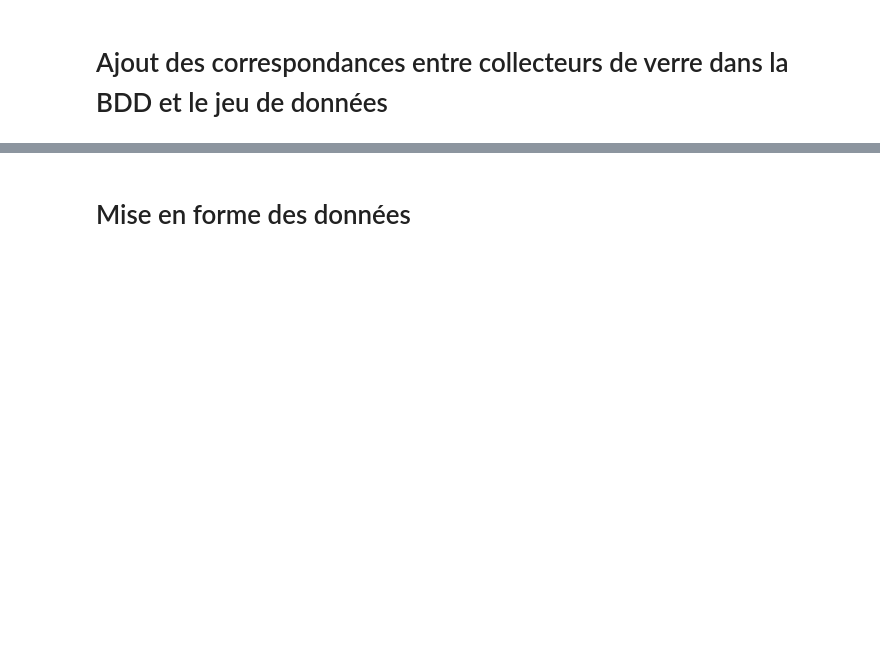
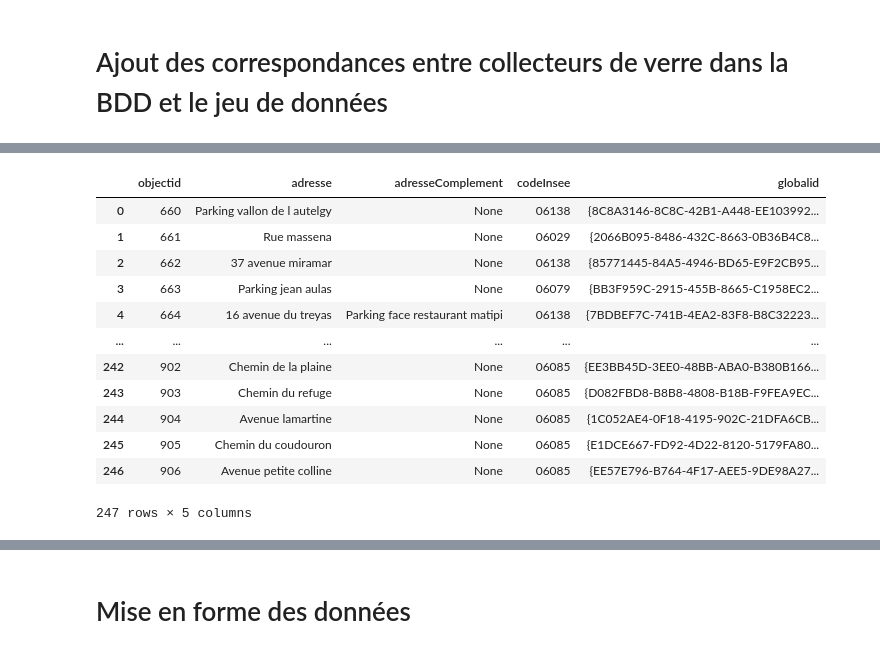
Before and after one commit to antjacquemin/cliiinkv0, a Jupyter notebook: src/AnalyseVerre.ipynb, the cells around one changed output, grey strips where cells are left out. Cells and saved outputs as stored; diff of their text form; code cells hidden in the pictures; blank space fills up the shorter version.

```diff
--- a/src/AnalyseVerre.ipynb
+++ b/src/AnalyseVerre.ipynb
@@ -443,0 +464,15 @@ data171819.loc[[19884]]
+# %%
+from sqlalchemy import create_engine
+import json
+
+fichierConfig = "../bdd/config.json"
+
+with open(fichierConfig) as fichier:
+    config = json.load(fichier)["mysql"]
+
+engine = create_engine('mysql+' + config["connector"] + '://' + config["user"] + ":" + config["password"] + "@" + config["host"] + ":" + config["port"] + "/" + config["bdd"], echo=True)
+
+dfCollecteursVerre = pd.read_sql_query("SELECT objectid, adresse, adresseComplement, codeInsee, globalid FROM collecteur JOIN tri ON collecteur.idTri = tri.id WHERE tri.type = 'verre';", engine)
+
+dfCollecteursVerre
+# %% [output]
@@ -443,0 +491,13 @@ data171819.loc[[19884]]
+|  | objectid | adresse | adresseComplement | codeInsee | globalid |
+| 0 | 660 | Parking vallon de l autelgy | None | 06138 | {8C8A3146-8C8C-42B1-A448-EE103992... |
+| 1 | 661 | Rue massena | None | 06029 | {2066B095-8486-432C-8663-0B36B4C8... |
+| 2 | 662 | 37 avenue miramar | None | 06138 | {85771445-84A5-4946-BD65-E9F2CB95... |
+| 3 | 663 | Parking jean aulas | None | 06079 | {BB3F959C-2915-455B-8665-C1958EC2... |
+| 4 | 664 | 16 avenue du treyas | Parking face restaurant matipi | 06138 | {7BDBEF7C-741B-4EA2-83F8-B8C32223... |
+| ... | ... | ... | ... | ... | ... |
+| 242 | 902 | Chemin de la plaine | None | 06085 | {EE3BB45D-3EE0-48BB-ABA0-B380B166... |
+| 243 | 903 | Chemin du refuge | None | 06085 | {D082FBD8-B8B8-4808-B18B-F9FEA9EC... |
+| 244 | 904 | Avenue lamartine | None | 06085 | {1C052AE4-0F18-4195-902C-21DFA6CB... |
+| 245 | 905 | Chemin du coudouron | None | 06085 | {E1DCE667-FD92-4D22-8120-5179FA80... |
+| 246 | 906 | Avenue petite colline | None | 06085 | {EE57E796-B764-4F17-AEE5-9DE98A27... |
+247 rows × 5 columns
```
Also changed, not shown: parts of 20 cells of this notebook.
